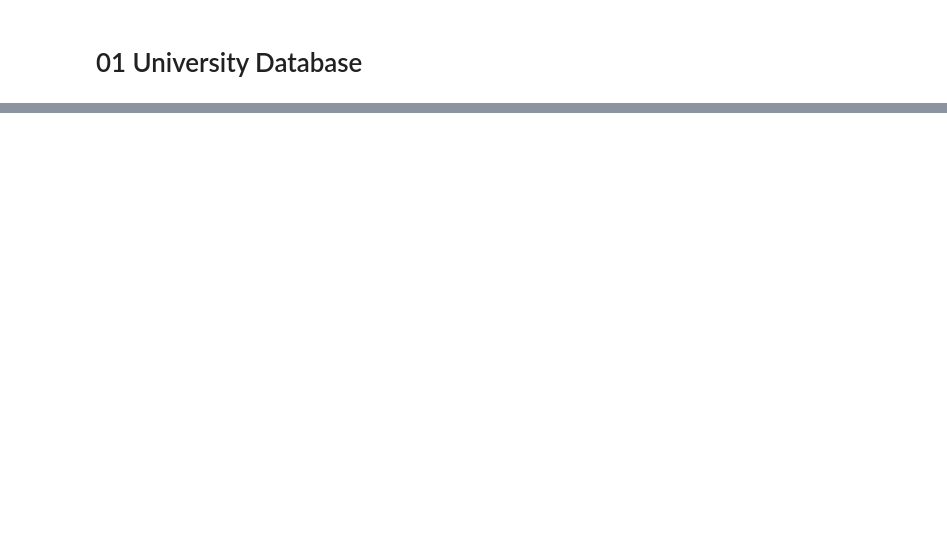
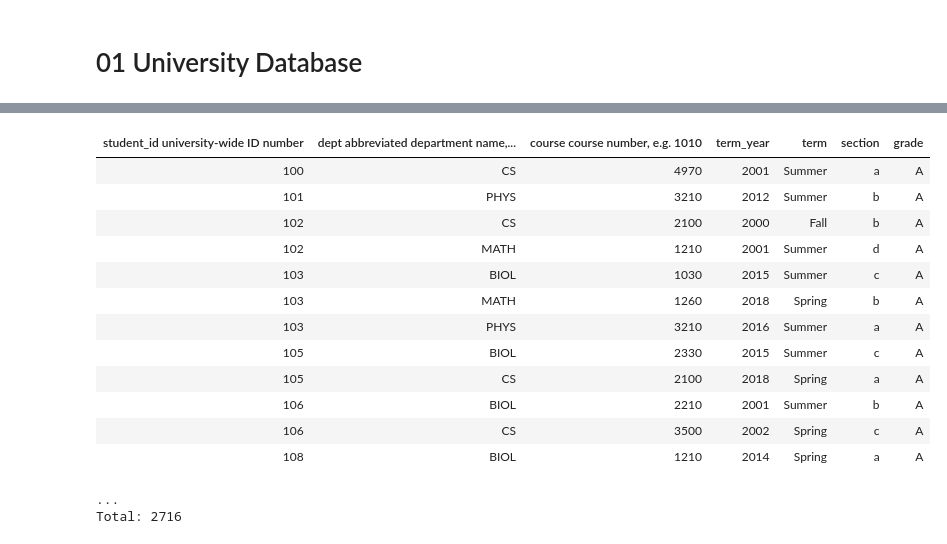
Before and after one commit to dimitri-yatsenko/datajoint-book, a Jupyter notebook: book/35-example-designs/000-university-database.ipynb, the cells around one changed output, grey strips where cells are left out. Drawn from its saved outputs; the diff is of its cells as text; code cells hidden in the pictures; blank space fills up the shorter version.

```diff
--- a/book/35-example-designs/000-university-database.ipynb
+++ b/book/35-example-designs/000-university-database.ipynb
@@ -289,3 +299,21 @@ grade_keys = grade_keys[:len(grade_keys)*9//10]
 
 Grade.insert({**key, 'grade':grade}
              for key, grade in zip(grade_keys, random.choices(grades, k=len(grade_keys))))
+# %%
+Grade()
+# %% [output]
+| student_id university-wide ID number | dept abbreviated department name,... | course course number, e.g. 1010 | term_year | term | section | grade |
+| 100 | CS | 4970 | 2001 | Summer | a | A |
+| 101 | PHYS | 3210 | 2012 | Summer | b | A |
+| 102 | CS | 2100 | 2000 | Fall | b | A |
+| 102 | MATH | 1210 | 2001 | Summer | d | A |
+| 103 | BIOL | 1030 | 2015 | Summer | c | A |
+| 103 | MATH | 1260 | 2018 | Spring | b | A |
+| 103 | PHYS | 3210 | 2016 | Summer | a | A |
+| 105 | BIOL | 2330 | 2015 | Summer | c | A |
+| 105 | CS | 2100 | 2018 | Spring | a | A |
+| 106 | BIOL | 2210 | 2001 | Summer | b | A |
+| 106 | CS | 3500 | 2002 | Spring | c | A |
+| 108 | BIOL | 1210 | 2014 | Spring | a | A |
+...
+Total: 2716
```
Also changed, not shown: parts of 5 cells of this notebook, 7 other files.
